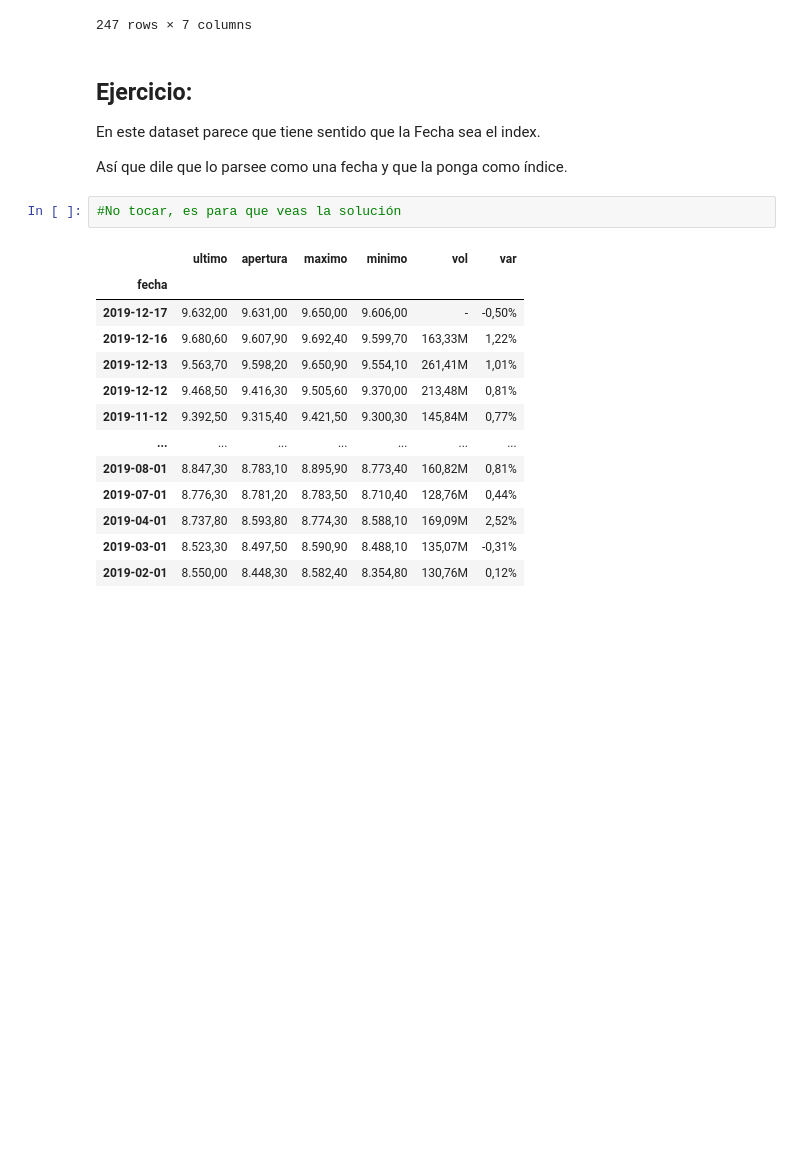
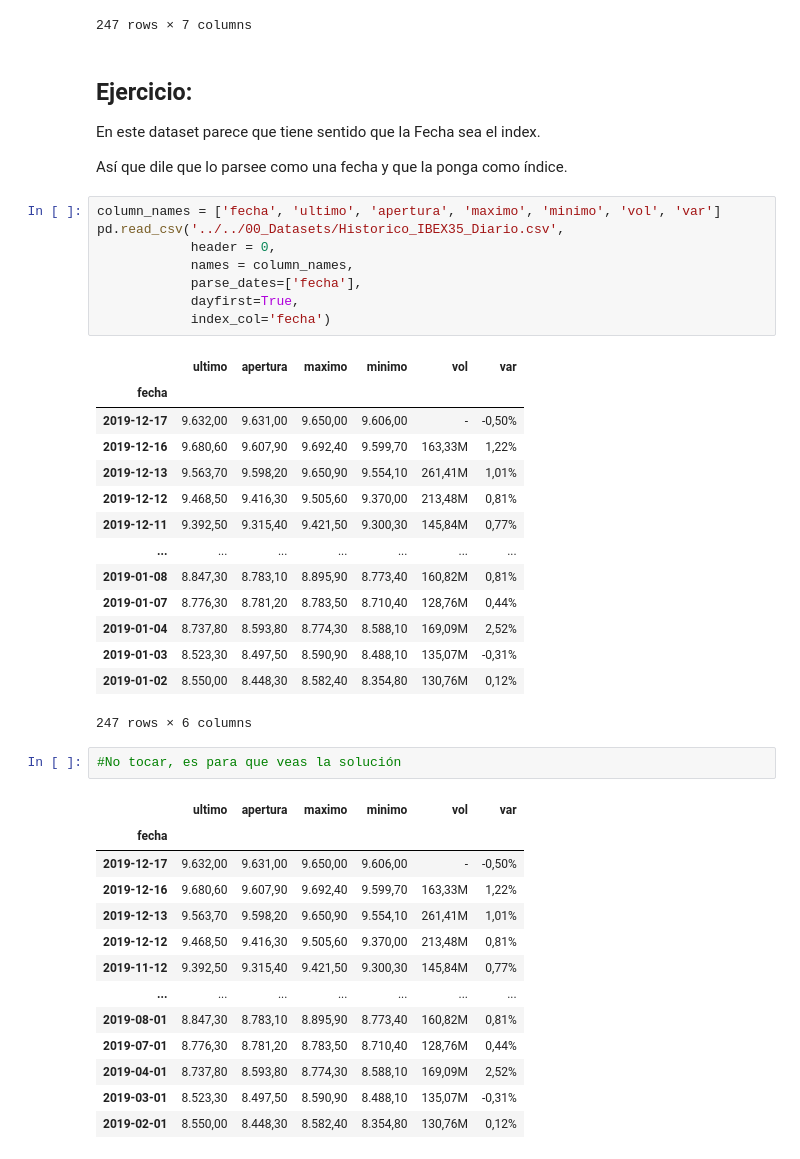
Before and after one commit to escdip-ai/ds_dip, a Jupyter notebook: 14_PANDAS_III_IMPORTACION DE DATOS/01_Notebooks/08_Pandas_Base_III_Importacion_De_Datos_Ejercicios copy.ipynb, the cells around one changed output. Cells and saved outputs as stored; diff of their text form; blank space fills up the shorter version.

```diff
--- a/14_PANDAS_III_IMPORTACION DE DATOS/01_Notebooks/08_Pandas_Base_III_Importacion_De_Datos_Ejercicios copy.ipynb
+++ b/14_PANDAS_III_IMPORTACION DE DATOS/01_Notebooks/08_Pandas_Base_III_Importacion_De_Datos_Ejercicios copy.ipynb
@@ -153,6 +174,29 @@ Pásale como una lista los mismos nombres pero quitando acentos y símbolos, y t
 En este dataset parece que tiene sentido que la Fecha sea el index.
 
 Así que dile que lo parsee como una fecha y que la ponga como índice.
+# %%
+column_names = ['fecha', 'ultimo', 'apertura', 'maximo', 'minimo', 'vol', 'var']
+pd.read_csv('../../00_Datasets/Historico_IBEX35_Diario.csv',
+            header = 0,
+            names = column_names,
+            parse_dates=['fecha'],
+            dayfirst=True,
+            index_col='fecha')
+# %% [output]
+|  | ultimo | apertura | maximo | minimo | vol | var |
+| fecha |  |  |  |  |  |  |
+| 2019-12-17 | 9.632,00 | 9.631,00 | 9.650,00 | 9.606,00 | - | -0,50% |
+| 2019-12-16 | 9.680,60 | 9.607,90 | 9.692,40 | 9.599,70 | 163,33M | 1,22% |
+| 2019-12-13 | 9.563,70 | 9.598,20 | 9.650,90 | 9.554,10 | 261,41M | 1,01% |
+| 2019-12-12 | 9.468,50 | 9.416,30 | 9.505,60 | 9.370,00 | 213,48M | 0,81% |
+| 2019-12-11 | 9.392,50 | 9.315,40 | 9.421,50 | 9.300,30 | 145,84M | 0,77% |
+| ... | ... | ... | ... | ... | ... | ... |
+| 2019-01-08 | 8.847,30 | 8.783,10 | 8.895,90 | 8.773,40 | 160,82M | 0,81% |
+| 2019-01-07 | 8.776,30 | 8.781,20 | 8.783,50 | 8.710,40 | 128,76M | 0,44% |
+| 2019-01-04 | 8.737,80 | 8.593,80 | 8.774,30 | 8.588,10 | 169,09M | 2,52% |
+| 2019-01-03 | 8.523,30 | 8.497,50 | 8.590,90 | 8.488,10 | 135,07M | -0,31% |
+| 2019-01-02 | 8.550,00 | 8.448,30 | 8.582,40 | 8.354,80 | 130,76M | 0,12% |
+247 rows × 6 columns
 # %%
 #No tocar, es para que veas la solución
 # %% [output]
```
Also changed, not shown: parts of 10 cells of this notebook, 1 other file.
